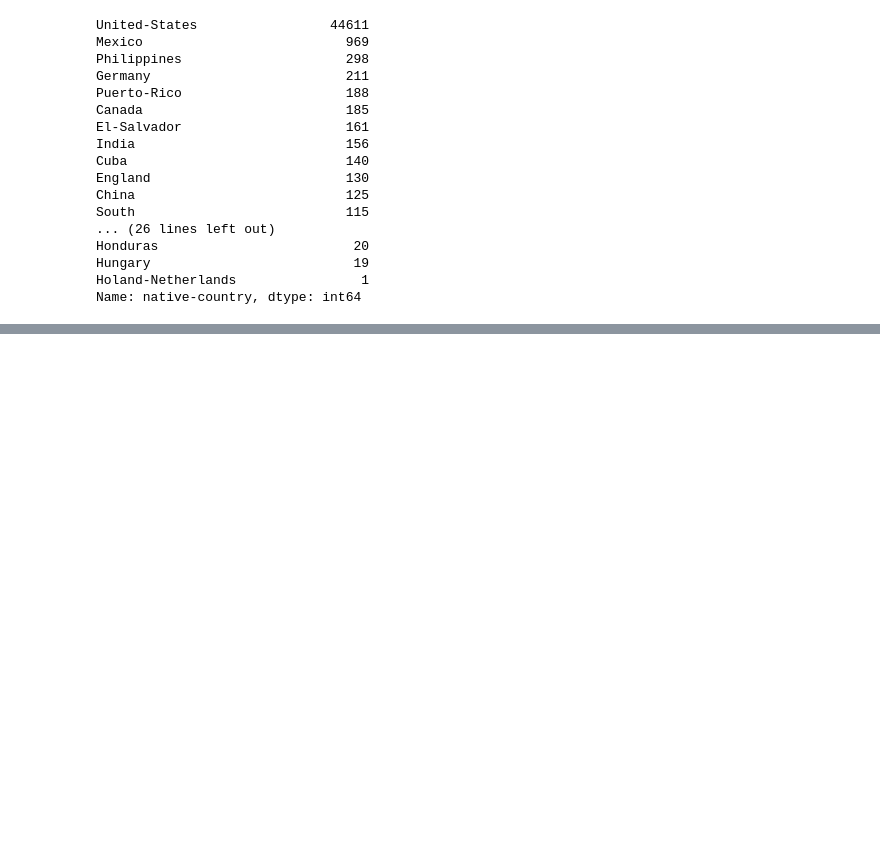
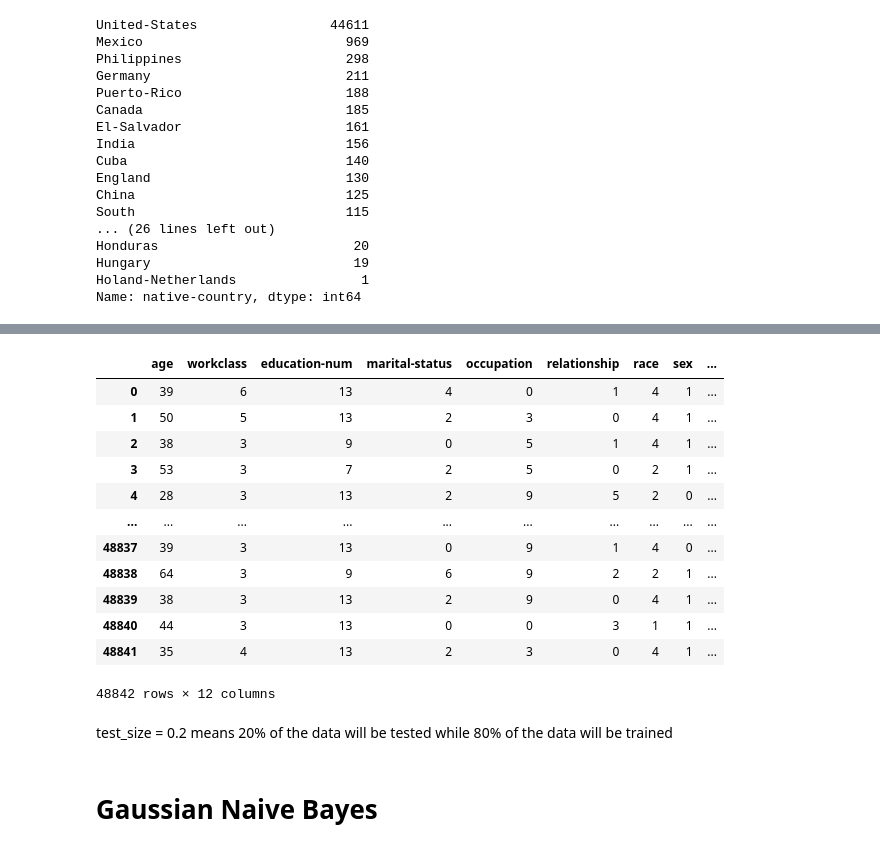
Before and after one commit to Lafri-13/Adult-Census-Income-Classification, a Jupyter notebook: CM2604_ML_CW.ipynb, the cells around one changed output, grey strips where cells are left out. Saved outputs shown, nothing was run; the diff lists cells and outputs as text; code cells hidden in the pictures; blank space fills up the shorter version.

```diff
--- a/CM2604_ML_CW.ipynb
+++ b/CM2604_ML_CW.ipynb
@@ -218,0 +240,29 @@ Name: native-country, dtype: int64
+# %%
+from sklearn.preprocessing import LabelEncoder
+label_encoder = LabelEncoder()
+
+X_nb['workclass'] = label_encoder.fit_transform(X_nb['workclass'])
+X_nb['marital-status'] = label_encoder.fit_transform(X_nb['marital-status'])
+X_nb['occupation'] = label_encoder.fit_transform(X_nb['occupation'])
+X_nb['relationship'] = label_encoder.fit_transform(X_nb['relationship'])
+X_nb['race'] = label_encoder.fit_transform(X_nb['race'])
+X_nb['sex'] = label_encoder.fit_transform(X_nb['sex'])
+X_nb['native-country'] = label_encoder.fit_transform(X_nb['native-country'])
+
+X_nb
+# %% [output]
+|  | age | workclass | education-num | marital-status | occupation | relationship | race | sex | ... |
+| 0 | 39 | 6 | 13 | 4 | 0 | 1 | 4 | 1 | ... |
+| 1 | 50 | 5 | 13 | 2 | 3 | 0 | 4 | 1 | ... |
+| 2 | 38 | 3 | 9 | 0 | 5 | 1 | 4 | 1 | ... |
+| 3 | 53 | 3 | 7 | 2 | 5 | 0 | 2 | 1 | ... |
+| 4 | 28 | 3 | 13 | 2 | 9 | 5 | 2 | 0 | ... |
+| ... | ... | ... | ... | ... | ... | ... | ... | ... | ... |
+| 48837 | 39 | 3 | 13 | 0 | 9 | 1 | 4 | 0 | ... |
+| 48838 | 64 | 3 | 9 | 6 | 9 | 2 | 2 | 1 | ... |
+| 48839 | 38 | 3 | 13 | 2 | 9 | 0 | 4 | 1 | ... |
+| 48840 | 44 | 3 | 13 | 0 | 0 | 3 | 1 | 1 | ... |
+| 48841 | 35 | 4 | 13 | 2 | 3 | 0 | 4 | 1 | ... |
+48842 rows × 12 columns
+# %% [markdown]
+test_size = 0.2 means 20% of the data will be tested while 80% of the data will be trained
@@ -218,0 +272,2 @@ Name: native-country, dtype: int64
+# %% [markdown]
+# Gaussian Naive Bayes
```
Also changed, not shown: parts of 24 cells of this notebook.
